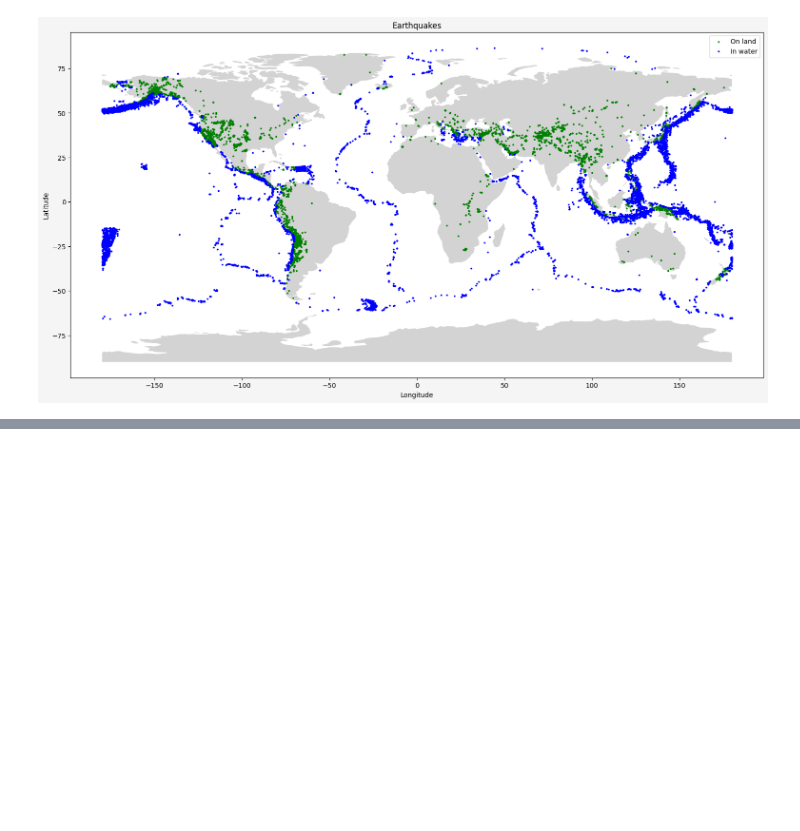
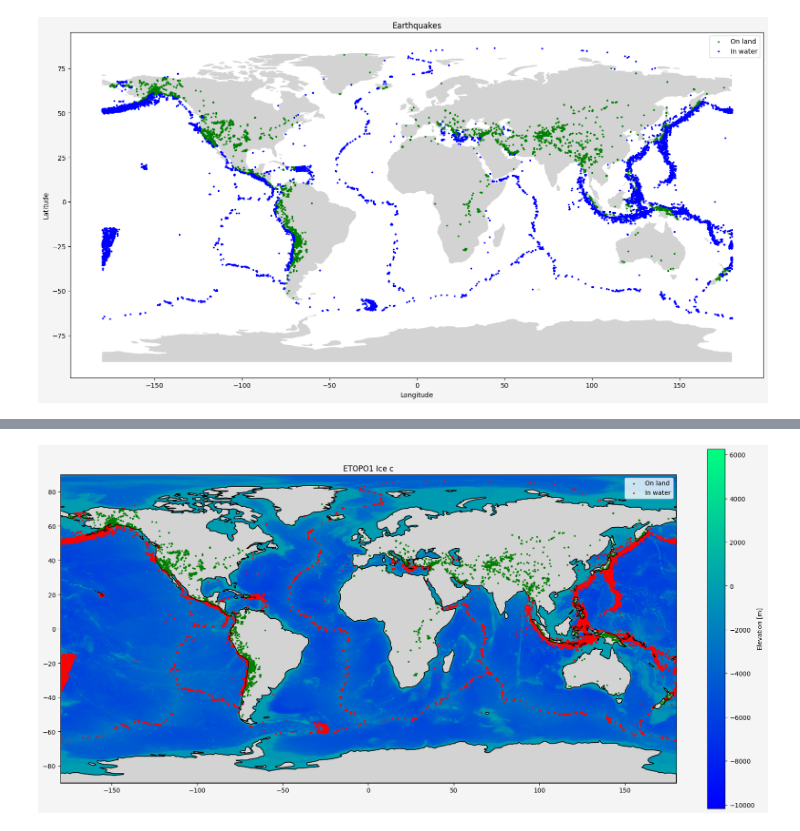
Before and after one commit to janiejestemja/geo, a Jupyter notebook: learning_notes.ipynb, the cells around one changed output, grey strips where cells are left out. Saved outputs shown, nothing was run; the diff lists cells and outputs as text; code cells hidden in the pictures; blank space fills up the shorter version.

```diff
--- a/learning_notes.ipynb
+++ b/learning_notes.ipynb
@@ -209,0 +192,18 @@ plt.show()
+# %%
+fig, ax = plt.subplots(figsize=(16, 8), facecolor="whitesmoke", layout="constrained")
+
+elev_img = ax.imshow(elevation, cmap="winter", extent=extent, origin="upper")
+plt.colorbar(elev_img, ax=ax, label="Elevation [m]")
+
+world.plot(ax=ax, facecolor="lightgrey", edgecolor="black", linewidth=1)
+
+gdf[gdf["on_land"] == True].plot(ax=ax, marker="o", markersize=3, color="green", label="On land")
+gdf[gdf["on_land"] == False].plot(ax=ax, marker="o", markersize=3, color="red", label="In water")
+
+world.plot(ax=ax, facecolor="none", edgecolor="black", linewidth=1)
+
+plt.title("ETOPO1 Ice c")
+plt.legend()
+plt.show()
+# %% [output]
+[figure, added]
```
Also changed, not shown: parts of 17 cells of this notebook.
